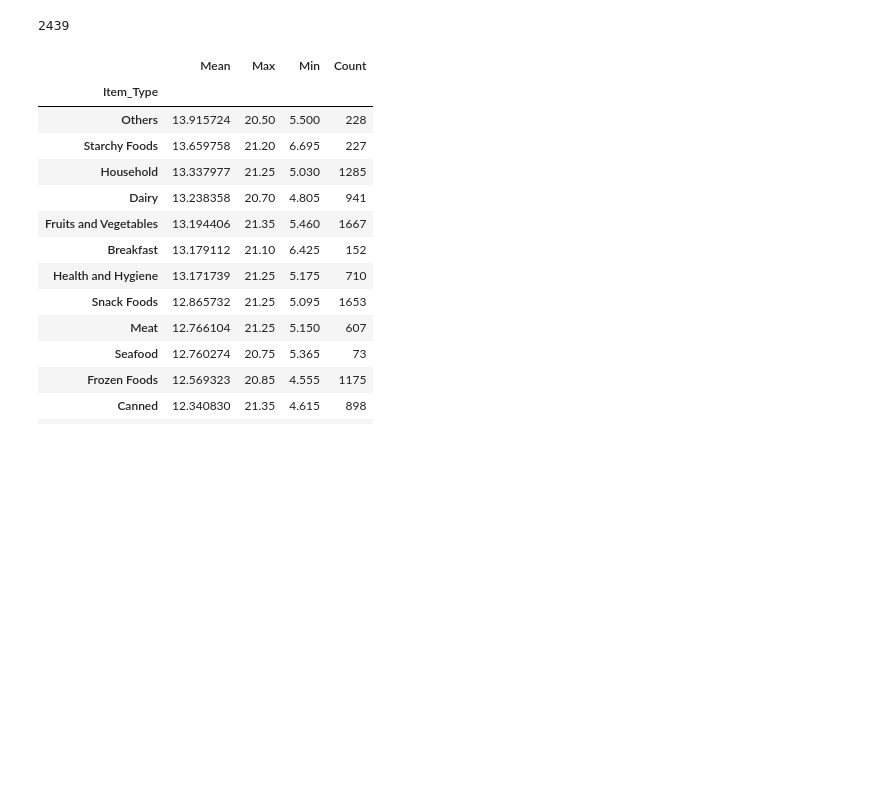
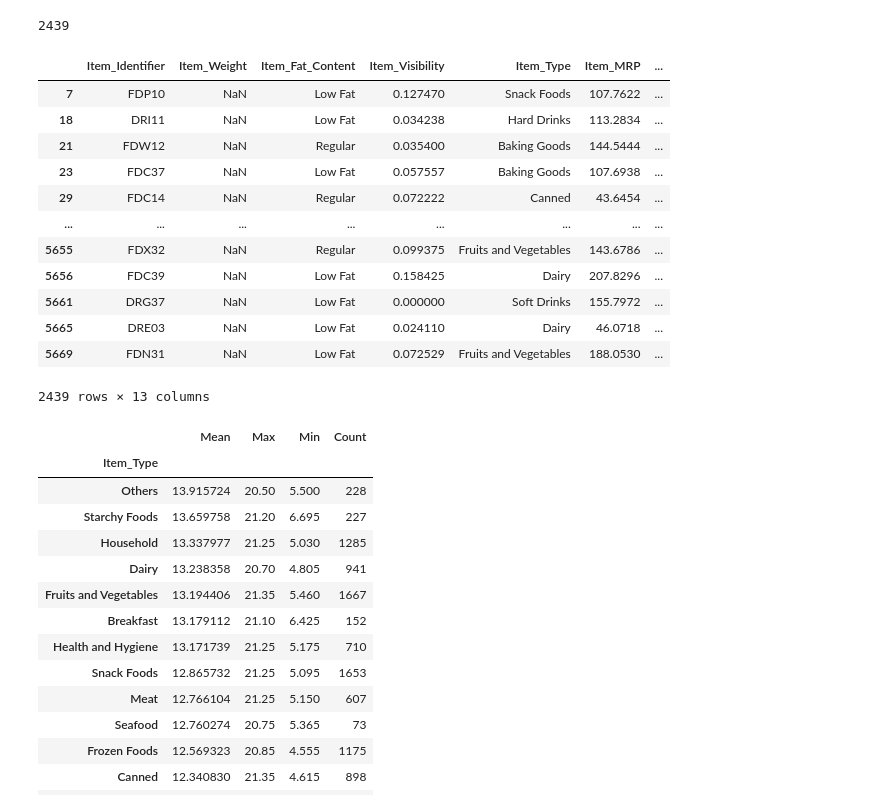
Before and after one commit to ras783/ML_Projects, a Jupyter notebook: Regression/BigMart_Sales_prediction/BigMart_Sales_prediction.ipynb, the cells around one changed output. Cells and saved outputs as stored; diff of their text form; code cells hidden in the pictures; blank space fills up the shorter version.

```diff
--- a/Regression/BigMart_Sales_prediction/BigMart_Sales_prediction.ipynb
+++ b/Regression/BigMart_Sales_prediction/BigMart_Sales_prediction.ipynb
@@ -194,6 +197,22 @@ inputing missing data: (`Item_Weight` and `Outlet_Size`)
 df["Item_Weight"].isna().sum()
 # %% [output]
 2439
+# %%
+df[df["Item_Weight"].isna()]
+# %% [output]
+|  | Item_Identifier | Item_Weight | Item_Fat_Content | Item_Visibility | Item_Type | Item_MRP | ... |
+| 7 | FDP10 | NaN | Low Fat | 0.127470 | Snack Foods | 107.7622 | ... |
+| 18 | DRI11 | NaN | Low Fat | 0.034238 | Hard Drinks | 113.2834 | ... |
+| 21 | FDW12 | NaN | Regular | 0.035400 | Baking Goods | 144.5444 | ... |
+| 23 | FDC37 | NaN | Low Fat | 0.057557 | Baking Goods | 107.6938 | ... |
+| 29 | FDC14 | NaN | Regular | 0.072222 | Canned | 43.6454 | ... |
+| ... | ... | ... | ... | ... | ... | ... | ... |
+| 5655 | FDX32 | NaN | Regular | 0.099375 | Fruits and Vegetables | 143.6786 | ... |
+| 5656 | FDC39 | NaN | Low Fat | 0.158425 | Dairy | 207.8296 | ... |
+| 5661 | DRG37 | NaN | Low Fat | 0.000000 | Soft Drinks | 155.7972 | ... |
+| 5665 | DRE03 | NaN | Low Fat | 0.024110 | Dairy | 46.0718 | ... |
+| 5669 | FDN31 | NaN | Low Fat | 0.072529 | Fruits and Vegetables | 188.0530 | ... |
+2439 rows × 13 columns
 # %%
 Item_Weights = df.groupby('Item_Type')['Item_Weight'].mean().rename('Mean').to_frame()
 Item_Weights['Max'] =  df.groupby('Item_Type')['Item_Weight'].max().rename('Max')
```
Also changed, not shown: parts of 32 cells of this notebook, 2 other files.
